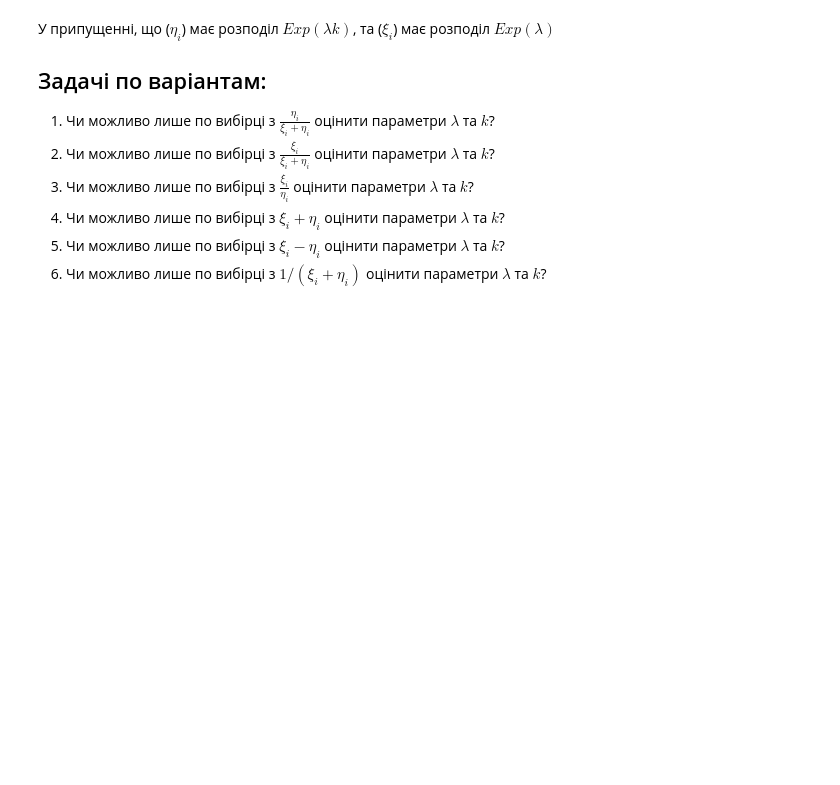
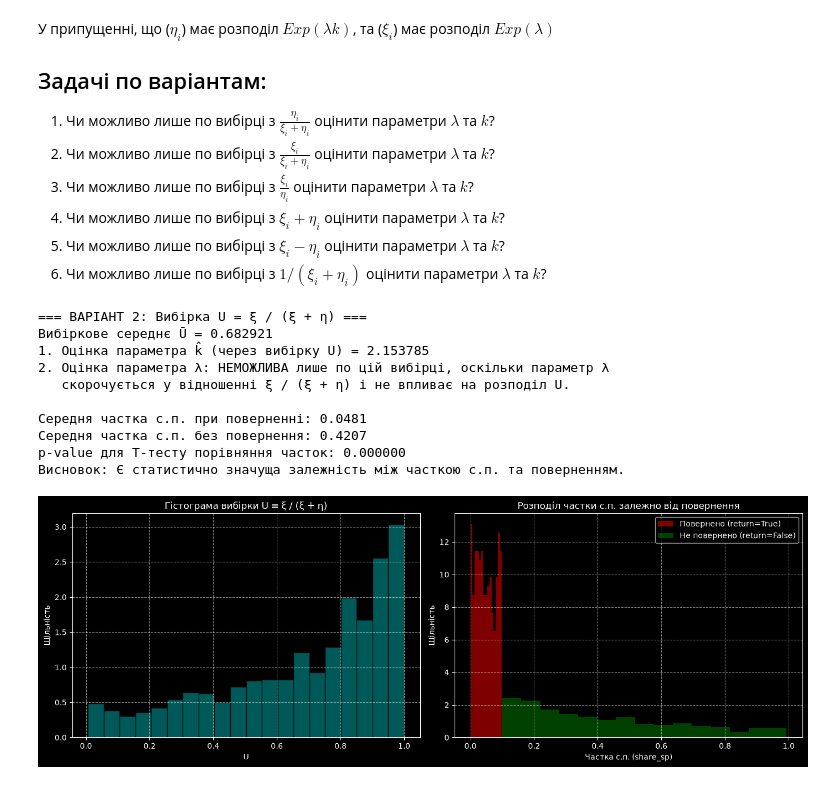
Before and after one commit to moskalenkoalina/computerStatic, a Jupyter notebook: LB1/lab1_definition.ipynb, the cells around one changed output. Saved outputs shown, nothing was run; the diff lists cells and outputs as text; code cells hidden in the pictures; blank space fills up the shorter version.

```diff
--- a/LB1/lab1_definition.ipynb
+++ b/LB1/lab1_definition.ipynb
@@ -94,3 +277,77 @@ $p_i$ - чи був товар із с.п. повернуто (return)
 4. Чи можливо лише по вибірці з $\xi_i + \eta_i$ оцінити параметри $\lambda$ та $k$?
 5. Чи можливо лише по вибірці з $\xi_i - \eta_i$ оцінити параметри $\lambda$ та $k$?
 6. Чи можливо лише по вибірці з $1/  (\xi_i + \eta_i)$ оцінити параметри $\lambda$ та $k$?
+# %%
+import numpy as np
+import pandas as pd
+import scipy.stats as stats
+import matplotlib.pyplot as plt
+
+xi = data['other'].to_numpy(dtype=float)
+eta = data['special_proposition'].to_numpy(dtype=float)
+
+U = xi / (xi + eta)
+n = len(U)
+
+mean_U = U.mean()
+
+# Метод моментів для k: E[U] = k / (k + 1)  =>  k = E[U] / (1 - E[U])
+k_hat_v2 = mean_U / (1 - mean_U)
+
+print("=== ВАРІАНТ 2: Вибірка U = ξ / (ξ + η) ===")
+print(f"Вибіркове середнє Ū = {mean_U:.6f}")
+print(f"1. Оцінка параметра k̂ (через вибірку U) = {k_hat_v2:.6f}")
+print("2. Оцінка параметра λ: НЕМОЖЛИВА лише по цій вибірці, оскільки параметр λ ")
+print("   скорочується у відношенні ξ / (ξ + η) і не впливає на розподіл U.\n")
+
+# Додаємо частку акційних товарів (share_sp = eta / (xi + eta))
+if 'share_sp' not in data.columns:
+    data['share_sp'] = eta / (xi + eta)
+
+share_returns = data.loc[data['return'] == True, 'share_sp']
+share_no_returns = data.loc[data['return'] == False, 'share_sp']
+
+print(f"Середня частка с.п. при поверненні: {share_returns.mean():.4f}")
+print(f"Середня частка с.п. без повернення: {share_no_returns.mean():.4f}")
+
+# Перевірка статистичної залежності (T-test)
+t_stat, p_val = stats.ttest_ind(share_returns, share_no_returns, equal_var=False)
+print(f"p-value для T-тесту порівняння часток: {p_val:.6f}")
+if p_val < 0.05:
+    print("Висновок: Є статистично значуща залежність між часткою с.п. та поверненням.")
+else:
+    print("Висновок: Немає статистично значущої залежності між часткою с.п. та поверненням.")
+
+# Побудова гістограми розподілу U та порівняння повернень
+fig, axes = plt.subplots(1, 2, figsize=(14, 5))
+
+# Гістограма для U (Варіант 2)
+axes[0].hist(U, bins=20, density=True, edgecolor='black', alpha=0.7, color='teal')
+axes[0].set_title('Гістограма вибірки U = ξ / (ξ + η)')
+axes[0].set_xlabel('U')
+axes[0].set_ylabel('Щільність')
+axes[0].grid(True, linestyle='--', alpha=0.5)
+
+# Порівняльний графік часток для повернень/без повернень
+axes[1].hist(share_returns, bins=15, alpha=0.5, label='Повернено (return=True)', density=True, color='red')
+axes[1].hist(share_no_returns, bins=15, alpha=0.5, label='Не повернено (return=False)', density=True, color='green')
+axes[1].set_title('Розподіл частки с.п. залежно від повернення')
+axes[1].set_xlabel('Частка с.п. (share_sp)')
+axes[1].set_ylabel('Щільність')
+axes[1].legend()
+axes[1].grid(True, linestyle='--', alpha=0.5)
+
+plt.tight_layout()
+plt.show()
+# %% [output]
+=== ВАРІАНТ 2: Вибірка U = ξ / (ξ + η) ===
+Вибіркове середнє Ū = 0.682921
+1. Оцінка параметра k̂ (через вибірку U) = 2.153785
+2. Оцінка параметра λ: НЕМОЖЛИВА лише по цій вибірці, оскільки параметр λ
+   скорочується у відношенні ξ / (ξ + η) і не впливає на розподіл U.
+
+Середня частка с.п. при поверненні: 0.0481
+Середня частка с.п. без повернення: 0.4207
+p-value для T-тесту порівняння часток: 0.000000
+Висновок: Є статистично значуща залежність між часткою с.п. та поверненням.
+[figure, added]
```
Also changed, not shown: parts of 3 cells of this notebook.
